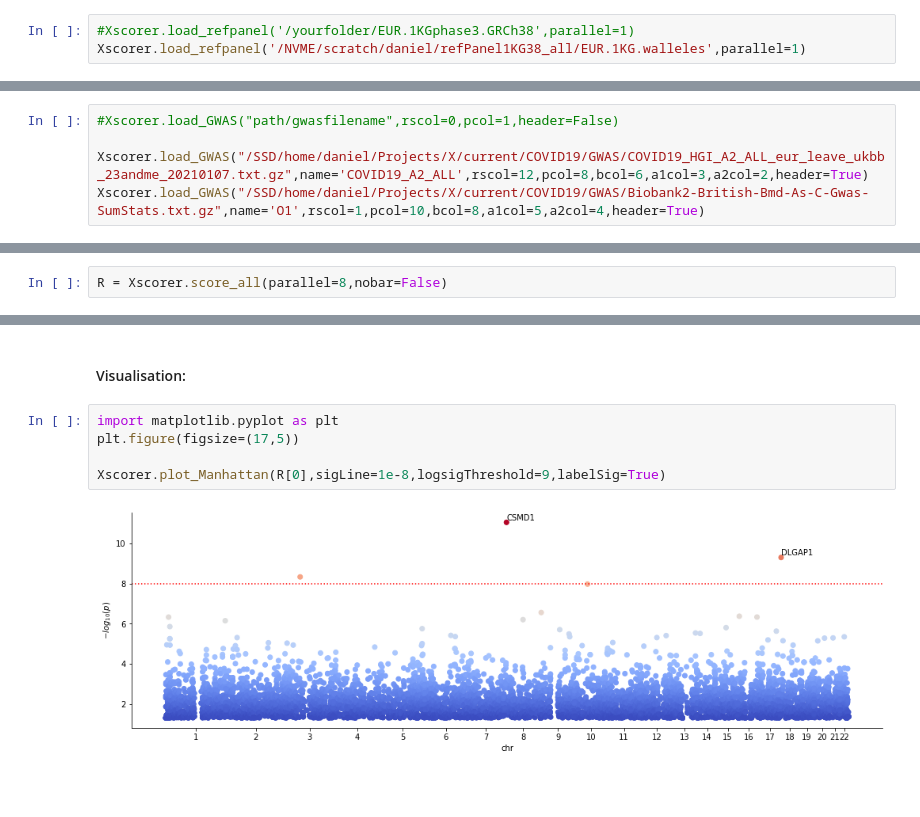
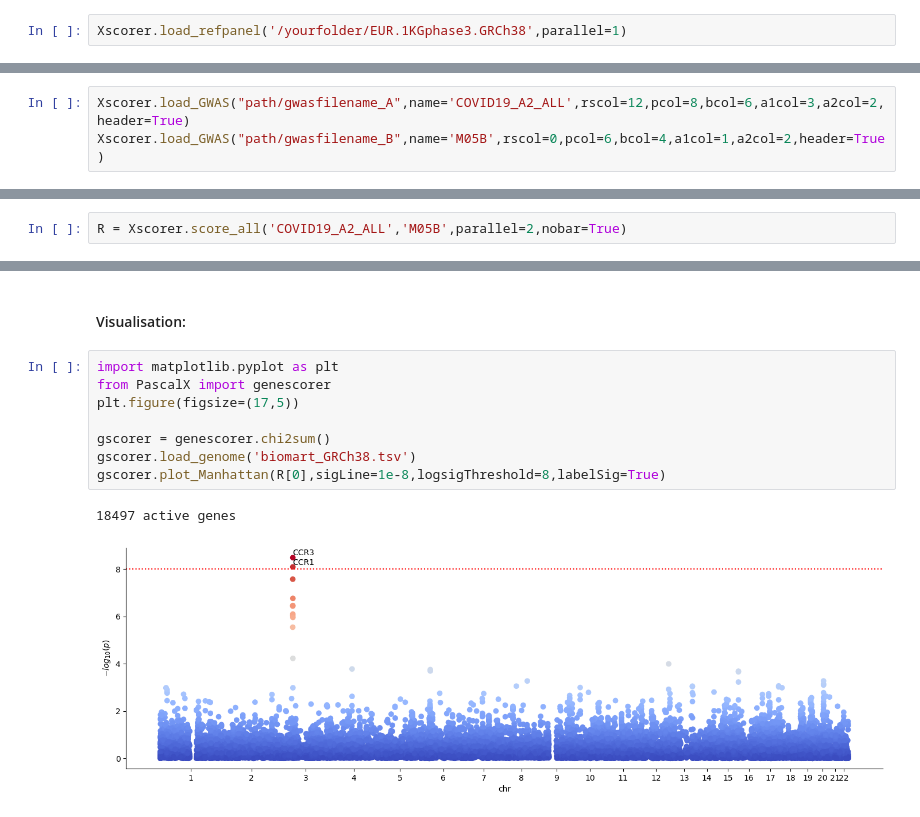
Before and after one commit to BergmannLab/PascalX, a Jupyter notebook: examples/x_scoring.ipynb, the cells around one changed output, grey strips where cells are left out. Saved outputs shown, nothing was run; the diff lists cells and outputs as text; blank space fills up the shorter version.

Commit message:
x_scorer example updated; docs updated

````diff
--- a/examples/x_scoring.ipynb
+++ b/examples/x_scoring.ipynb
@@ -15,8 +15,7 @@ Xscorer = xscorer.zsum(window=50000,varcutoff=0.99)
 # %% [markdown]
 #### Load the reference panel into the genescorer:
 # %%
-#Xscorer.load_refpanel('/yourfolder/EUR.1KGphase3.GRCh38',parallel=1)
-Xscorer.load_refpanel('/NVME/scratch/daniel/refPanel1KG38_all/EUR.1KG.walleles',parallel=1)
+Xscorer.load_refpanel('/yourfolder/EUR.1KGphase3.GRCh38',parallel=1)
 # %% [markdown]
 The first time this command is executed for a reference panel, an internal SNP database will be generated on disk. This process may take several hours. You can use the ```parallel=``` option to speed up via parallelization. Subsequent calls of this method will be very fast.
 # %% [markdown]
@@ -41,8 +40,3 @@ Xscorer.load_genome('biomart_GRCh38.tsv')
 18497 active genes
 # %% [markdown]
 #### Load two GWAS:
-# %%
-#Xscorer.load_GWAS("path/gwasfilename",rscol=0,pcol=1,header=False)
-
-Xscorer.load_GWAS("/SSD/home/daniel/Projects/X/current/COVID19/GWAS/COVID19_HGI_A2_ALL_eur_leave_ukbb_23andme_20210107.txt.gz",name='COVID19_A2_ALL',rscol=12,pcol=8,bcol=6,a1col=3,a2col=2,header=True)
-Xscorer.load_GWAS("/SSD/home/daniel/Projects/X/current/COVID19/GWAS/Biobank2-British-Bmd-As-C-Gwas-SumStats.txt.gz",name='O1',rscol=1,pcol=10,bcol=8,a1col=5,a2col=4,header=True)
@@ -51,0 +43,3 @@ O1 13677387 SNPs loaded ( min p: 6.7e-315 )
+# %%
+Xscorer.load_GWAS("path/gwasfilename_A",name='COVID19_A2_ALL',rscol=12,pcol=8,bcol=6,a1col=3,a2col=2,header=True)
+Xscorer.load_GWAS("path/gwasfilename_B",name='M05B',rscol=0,pcol=6,bcol=4,a1col=1,a2col=2,header=True)
@@ -61,4 +63,4 @@ scorer.jointlyRank('COVID19_A2_ALL','O1')
 # %% [markdown]
 To score all genes in the loaded annotation, execute
 # %%
-R = Xscorer.score_all(parallel=8,nobar=False)
+R = Xscorer.score_all('COVID19_A2_ALL','M05B',parallel=2,nobar=True)
@@ -101,8 +95,12 @@ KIF26B   7.044764069874532e-07
 #### Visualisation:
 # %%
 import matplotlib.pyplot as plt
+from PascalX import genescorer
 plt.figure(figsize=(17,5))
 
-Xscorer.plot_Manhattan(R[0],sigLine=1e-8,logsigThreshold=9,labelSig=True)
+gscorer = genescorer.chi2sum()
+gscorer.load_genome('biomart_GRCh38.tsv')
+gscorer.plot_Manhattan(R[0],sigLine=1e-8,logsigThreshold=8,labelSig=True)
 # %% [output]
+18497 active genes
-[figure, old version]
+[figure, new version]
````
Also changed, not shown: parts of 6 cells of this notebook, 5 other files.
